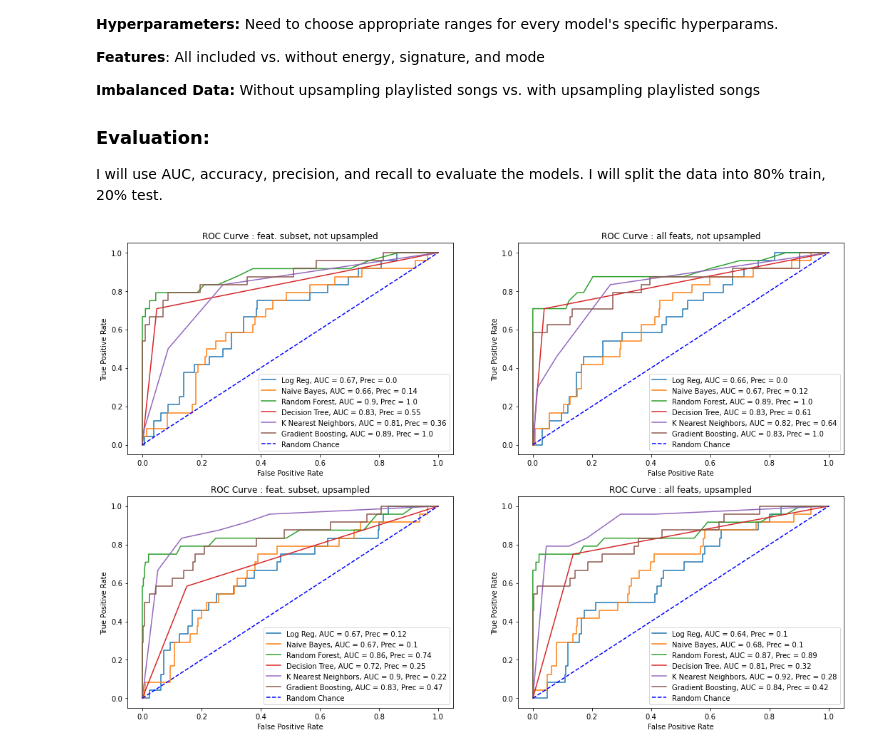
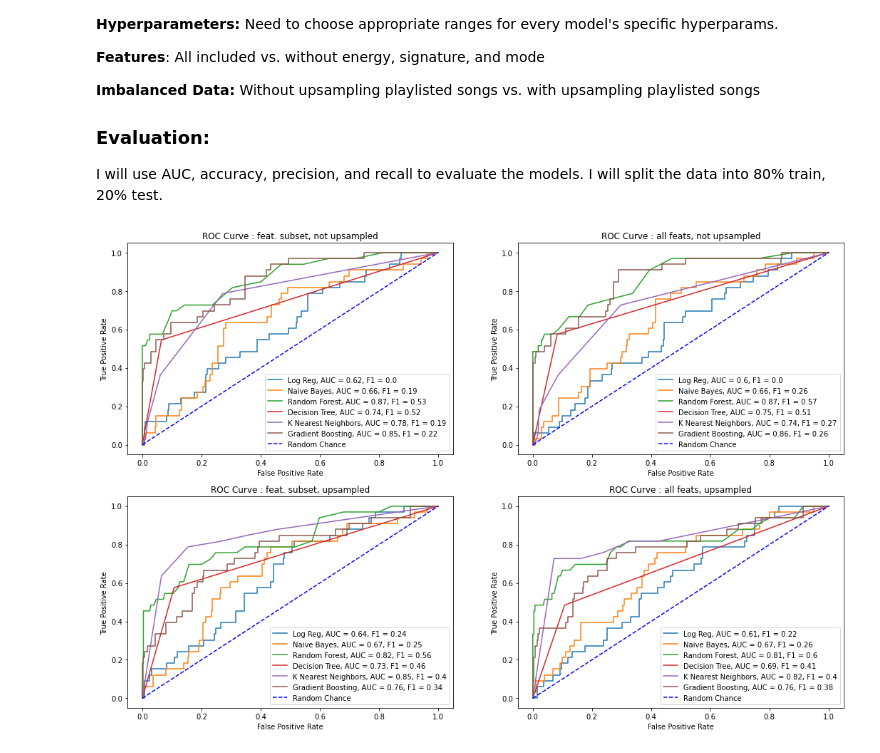
Before and after one commit to harlanhutton/website, a Jupyter notebook: official.ipynb, the cells around one changed output. Drawn from its saved outputs; the diff is of its cells as text; code cells hidden in the pictures.

```diff
--- a/official.ipynb
+++ b/official.ipynb
@@ -425,7 +425,7 @@ from imblearn.over_sampling import SMOTE
 models = [LogisticRegression(), GaussianNB(), RandomForestClassifier(), DecisionTreeClassifier(), KNeighborsClassifier(), GradientBoostingClassifier()]
 labels = ["Log Reg", "Naive Bayes", "Random Forest", "Decision Tree", "K Nearest Neighbors", "Gradient Boosting" ]
 
-def plot_roc_curve(models, data, dropped, upsampled, labels, design_params, ax1, ax2):
+def plot_roc_curve(models, X_train, y_train, X_test, y_test, dropped, upsampled, labels, design_params, ax1, ax2):
 
     fpr = []
     tpr = []
@@ -434,17 +434,11 @@ def plot_roc_curve(models, data, dropped, upsampled, labels, design_params, ax1,
     recall = []
     precision = []
     these_labels = []
+    f_scores = []
 
     if dropped == True:
-        data = data.drop(['Sig', 'Mode', 'Energy'],1)
-
-    X_train, X_test, y_train, y_test = train_test_split(data.drop('Playlisted',1), data['Playlisted'], test_size=0.2, random_state=42)
-    data_train, data_test = pd.concat([X_train, y_train], axis = 1), pd.concat([X_test,y_test], axis = 1)
-
-    if upsampled == True:
-
-        sm = SMOTE(random_state=12, sampling_strategy = 1.0)
-        X_train, y_train = sm.fit_sample(X_train, y_train)
+        X_train = X_train.drop(['Sig', 'Mode', 'Energy'],1)
+        X_test = X_test.drop(['Sig', 'Mode', 'Energy'],1)
 
 
     for i in range(len(models)):
@@ -459,8 +453,9 @@ def plot_roc_curve(models, data, dropped, upsampled, labels, design_params, ax1,
         acc.append(accuracy_score(y_test, mod.predict(X_test)))
         recall.append(recall_score(y_test,mod.predict(X_test) ))
         precision.append(precision_score(y_test, mod.predict(X_test), zero_division = 0))
+        f_scores.append(f1_score(y_test, mod.predict(X_test)))
 
-        axs[ax1,ax2].plot(this_fpr,this_tpr, label = labels[i] + ', AUC = {}, Prec = {}'.format(round(auc[i],2), round(precision[i],2)))
+        axs[ax1,ax2].plot(this_fpr,this_tpr, label = labels[i] + ', AUC = {}, F1 = {}'.format(round(auc[i],2), round(f_scores[i],2)))
 
         these_labels.append(labels[i] + design_params)
 
@@ -471,16 +466,21 @@ def plot_roc_curve(models, data, dropped, upsampled, labels, design_params, ax1,
     axs[ax1,ax2].legend();
 
     df = pd.DataFrame(these_labels, columns = ['Model'])
-    df['Accuracy'],df['AUC'],df['Recall'],df['Precision'] = acc,auc,recall,precision
+    df['Accuracy'],df['AUC'],df['Recall'],df['Precision'],df['F1 Score'] = acc,auc,recall,precision,f_scores
 
     return df
 # %%
 fig, axs = plt.subplots(2, 2, figsize=(18, 12))
 
-subset_imbalanced = plot_roc_curve(models, data, dropped = True, upsampled = False, labels = labels, design_params = ": feat. subset, not upsampled", ax1 = 0, ax2 = 0)
-allfeats_imbalanced = plot_roc_curve(models, data, dropped = False, upsampled = False, labels = labels, design_params = ": all feats, not upsampled", ax1 = 0, ax2 = 1)
-subset_upsampled = plot_roc_curve(models, data, dropped = True, upsampled = True, labels = labels, design_params = ": feat. subset, upsampled", ax1 = 1, ax2 = 0)
-allfeats_upsampled = plot_roc_curve(models, data, dropped = False, upsampled = True, labels = labels, design_params = ": all feats, upsampled", ax1 = 1, ax2 = 1)
+X_train, X_test, y_train, y_test = train_test_split(data.drop('Playlisted',1), data['Playlisted'], test_size=0.2, random_state=42)
+
+sm = SMOTE(random_state=12, sampling_strategy = 1.0)
+up_X_train, up_y_train = sm.fit_sample(X_train, y_train)
+
+subset_imbalanced = plot_roc_curve(models, X_train, y_train, X_test, y_test, dropped = True, upsampled = False, labels = labels, design_params = ": feat. subset, not upsampled", ax1 = 0, ax2 = 0)
+allfeats_imbalanced = plot_roc_curve(models, X_train, y_train, X_test, y_test, dropped = False, upsampled = False, labels = labels, design_params = ": all feats, not upsampled", ax1 = 0, ax2 = 1)
+subset_upsampled = plot_roc_curve(models, up_X_train, up_y_train, X_test, y_test, dropped = True, upsampled = True, labels = labels, design_params = ": feat. subset, upsampled", ax1 = 1, ax2 = 0)
+allfeats_upsampled = plot_roc_curve(models, up_X_train, up_y_train, X_test, y_test, dropped = False, upsampled = True, labels = labels, design_params = ": all feats, upsampled", ax1 = 1, ax2 = 1)
 # %% [output]
-[figure, old version]
+[figure, new version]
 # %%
```
Also changed, not shown: parts of 11 cells of this notebook.
